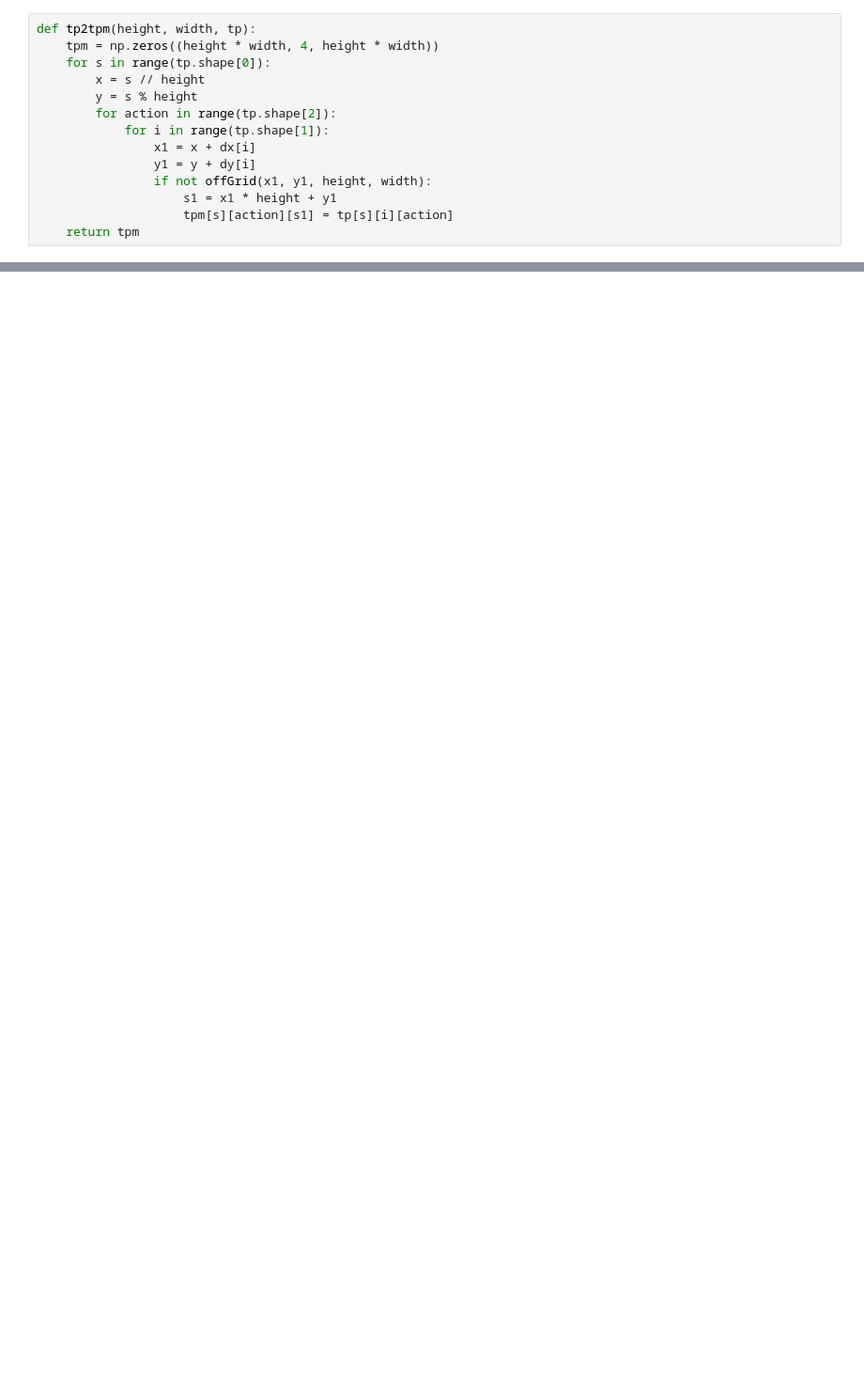
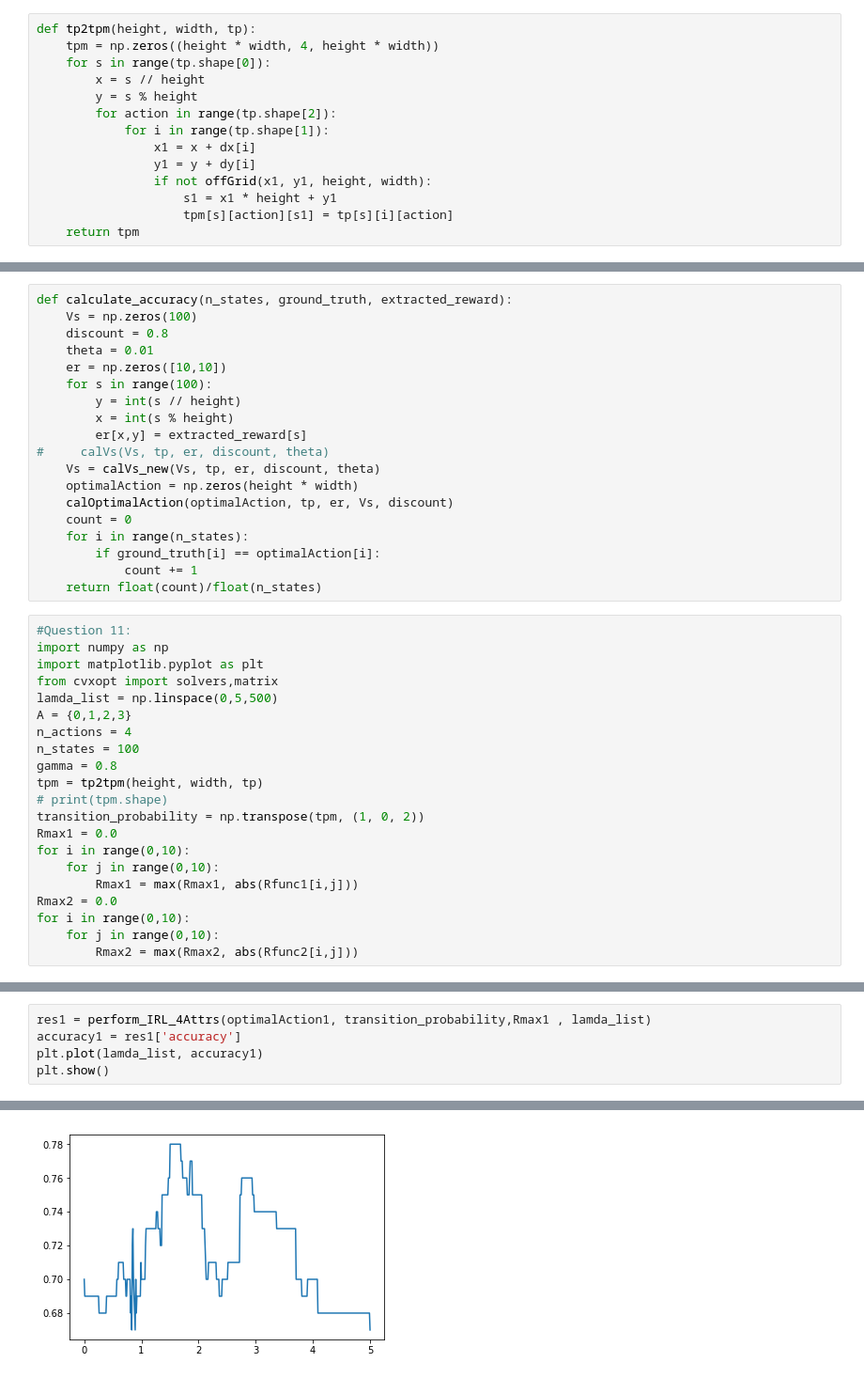
Before and after one commit to twjeric/UCLA-EE232-Large-Scale-Social-and-Complex-Networks, a Jupyter notebook: Project3/project3.ipynb, the cells around one changed output, grey strips where cells are left out. Shown at 94% size. Drawn from its saved outputs; the diff is of its cells as text; blank space fills up the shorter version.

```diff
--- a/Project3/project3.ipynb
+++ b/Project3/project3.ipynb
@@ -300,0 +280,40 @@ print(T_stack.shape)
+# %%
+def calculate_accuracy(n_states, ground_truth, extracted_reward):
+    Vs = np.zeros(100)
+    discount = 0.8
+    theta = 0.01
+    er = np.zeros([10,10])
+    for s in range(100):
+        y = int(s // height)
+        x = int(s % height)
+        er[x,y] = extracted_reward[s]
+#     calVs(Vs, tp, er, discount, theta)
+    Vs = calVs_new(Vs, tp, er, discount, theta)
+    optimalAction = np.zeros(height * width)
+    calOptimalAction(optimalAction, tp, er, Vs, discount)
+    count = 0
+    for i in range(n_states):
+        if ground_truth[i] == optimalAction[i]:
+            count += 1
+    return float(count)/float(n_states)
+# %%
+#Question 11:
+import numpy as np
+import matplotlib.pyplot as plt
+from cvxopt import solvers,matrix
+lamda_list = np.linspace(0,5,500)
+A = {0,1,2,3}
+n_actions = 4
+n_states = 100
+gamma = 0.8
+tpm = tp2tpm(height, width, tp)
+# print(tpm.shape)
+transition_probability = np.transpose(tpm, (1, 0, 2))
+Rmax1 = 0.0
+for i in range(0,10):
+    for j in range(0,10):
+        Rmax1 = max(Rmax1, abs(Rfunc1[i,j]))
+Rmax2 = 0.0
+for i in range(0,10):
+    for j in range(0,10):
+        Rmax2 = max(Rmax2, abs(Rfunc2[i,j]))
@@ -358,0 +422,6 @@ print((r.reshape((n_states,))))
+# %%
+res1 = perform_IRL_4Attrs(optimalAction1, transition_probability,Rmax1 , lamda_list)
+accuracy1 = res1['accuracy']
+plt.plot(lamda_list, accuracy1)
+plt.show()
+# %% [output]
@@ -358,0 +445 @@ print((r.reshape((n_states,))))
+[figure, added]
```
Also changed, not shown: parts of 49 cells of this notebook.
